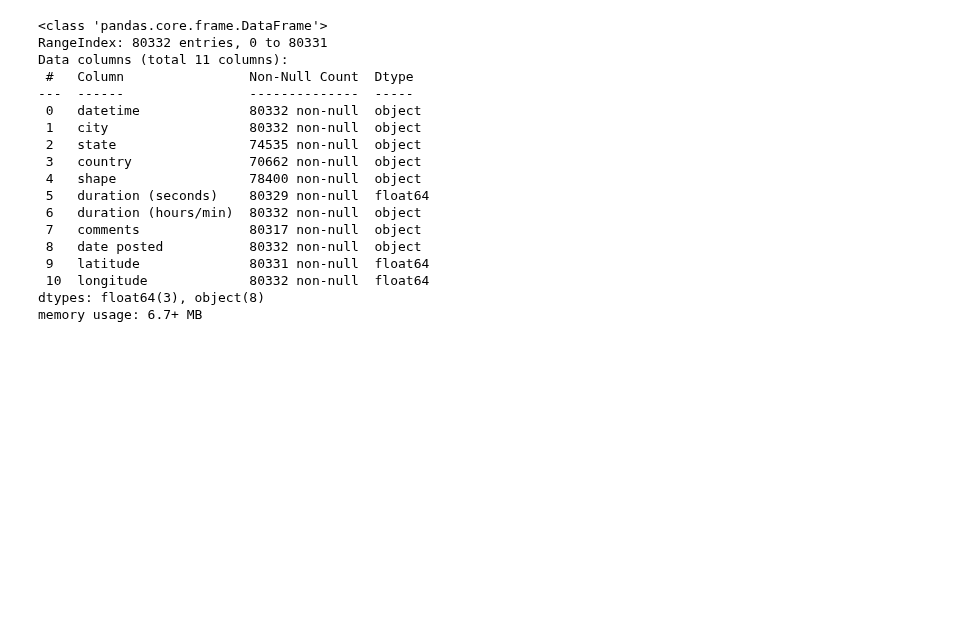
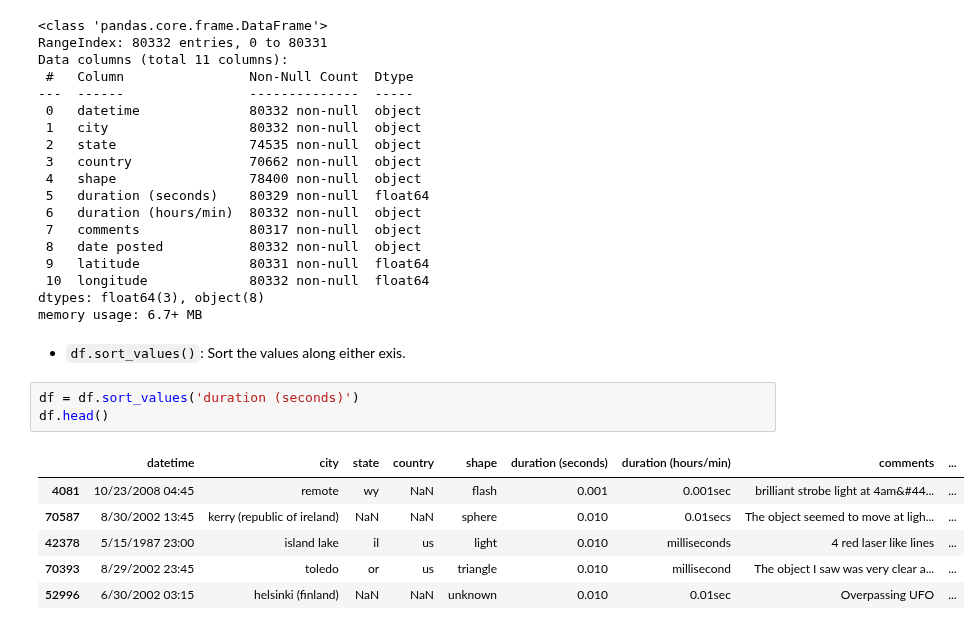
Before and after one commit to DavoodSZ1993/Python_Tutorial, a Jupyter notebook: pandas_tutorial.ipynb, the cells around one changed output. Saved outputs shown, nothing was run; the diff lists cells and outputs as text; blank space fills up the shorter version.

```diff
--- a/pandas_tutorial.ipynb
+++ b/pandas_tutorial.ipynb
@@ -170,3 +170,15 @@ Data columns (total 11 columns):
  10  longitude             80332 non-null  float64
 dtypes: float64(3), object(8)
 memory usage: 6.7+ MB
+# %% [markdown]
+* `df.sort_values()`: Sort the values along either exis.
+# %%
+df = df.sort_values('duration (seconds)')
+df.head()
+# %% [output]
+|  | datetime | city | state | country | shape | duration (seconds) | duration (hours/min) | comments | ... |
+| 4081 | 10/23/2008 04:45 | remote | wy | NaN | flash | 0.001 | 0.001sec | brilliant strobe light at 4am&#44... | ... |
+| 70587 | 8/30/2002 13:45 | kerry (republic of ireland) | NaN | NaN | sphere | 0.010 | 0.01secs | The object seemed to move at ligh... | ... |
+| 42378 | 5/15/1987 23:00 | island lake | il | us | light | 0.010 | milliseconds | 4 red laser like lines | ... |
+| 70393 | 8/29/2002 23:45 | toledo | or | us | triangle | 0.010 | millisecond | The object I saw was very clear a... | ... |
+| 52996 | 6/30/2002 03:15 | helsinki (finland) | NaN | NaN | unknown | 0.010 | 0.01sec | Overpassing UFO | ... |
```
Also changed, not shown: parts of 1 cell of this notebook.
